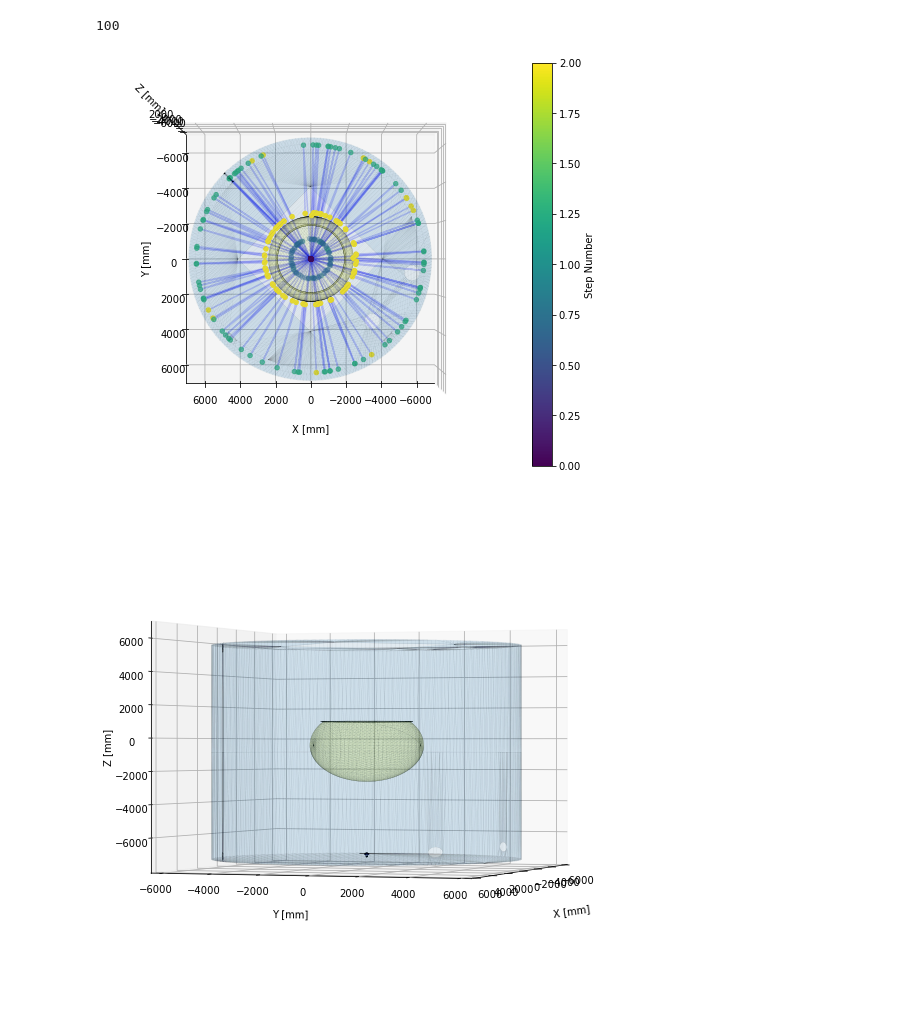
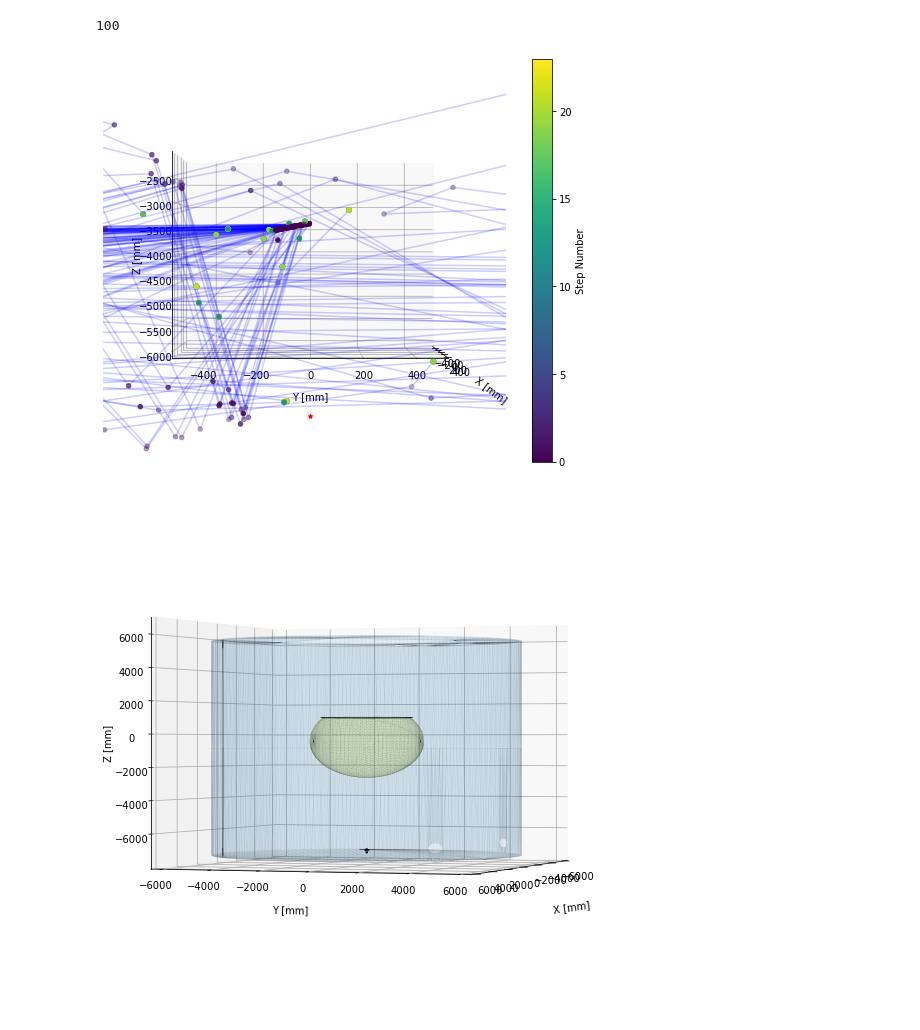
Before and after one commit to eklem1/OD_work, a Jupyter notebook: Plotting.ipynb, the cells around one changed output. Cells and saved outputs as stored; diff of their text form; code cells hidden in the pictures.

```diff
--- a/Plotting.ipynb
+++ b/Plotting.ipynb
@@ -45,8 +45,8 @@ def readPhotonPaths(filename):
     return paths_runs, centerSh
 # %%
 # paths_runs, centerShift = readPhotonPaths("Paths/photonPath_PMTFullAbs.txt")
-paths_runs, centerShift = readPhotonPaths("Paths/photonPath_Cher1.txt")
-# paths_runs, centerShift = readPhotonPaths("photonPath.txt")
+# paths_runs, centerShift = readPhotonPaths("Paths/photonPath_Cher1.txt")
+paths_runs, centerShift = readPhotonPaths("photonPath.txt")
 # %% [output]
 Shifting geometry by:  [-6.351859092712402, -624.41845703125, 6.573245048522949]
 Total of 1 runs saved.
@@ -149,39 +149,39 @@ for i in range(len(paths)):
 #     print(paths[i][0][1], paths[i][1][1], paths[i][2][1])
 
 axes.scatter3D(0, 0, -6860.00+centerShift[1], marker='*', color='r') #should be the bottom of the WT
 
-addGeometry(axes, parts=['WT','PMTGlass', 'OC'])  #'WT' ,
+# addGeometry(axes, parts=['PMTGlass', 'OC'])  #'WT' ,
 
-# axes.set_xlim3d(-50, 50)
-# axes.set_ylim3d(-50, 50)
-# axes.set_zlim3d(-3050, -2980)
+axes.set_xlim3d(-500, 500)
+axes.set_ylim3d(-500, 500)
+axes.set_zlim3d(-6050, -2080)
 
 # axes.set_xlim3d(-6000, 6000)
 # axes.set_ylim3d(-6000, 6000)
 # axes.set_zlim3d(-7800, +6730)
 
 axes.set_xlabel("X [mm]")
 axes.set_ylabel("Y [mm]")
 axes.set_zlabel("Z [mm]")
 axes.xaxis.labelpad=20
 axes.yaxis.labelpad=15
 # axes.zaxis.labelpad=15
 
 # axes.legend()
 
 fig.colorbar(p, label="Step Number", shrink=0.8)
 
 #change angle of view - (elevation, azimuth) angles in degrees
 # ‘elev’ stores the elevation angle in the z plane. ‘azim’ stores the azimuth angle in the x,y plane.
-axes.view_init(90, 90)
+axes.view_init(0, 0)
 
 # 0, 90 - XZ plane; 90, 90 - top view
 
 plt.show()
 
 # PMT_MetalConnection PMT_Glassware
 # %% [output]
-[figure, old version]
+[figure, new version]
 # %%
 fig = plt.figure(figsize=(7,7))
 axes = mplot3d.Axes3D(fig)
```
Also changed, not shown: 3 other files.
